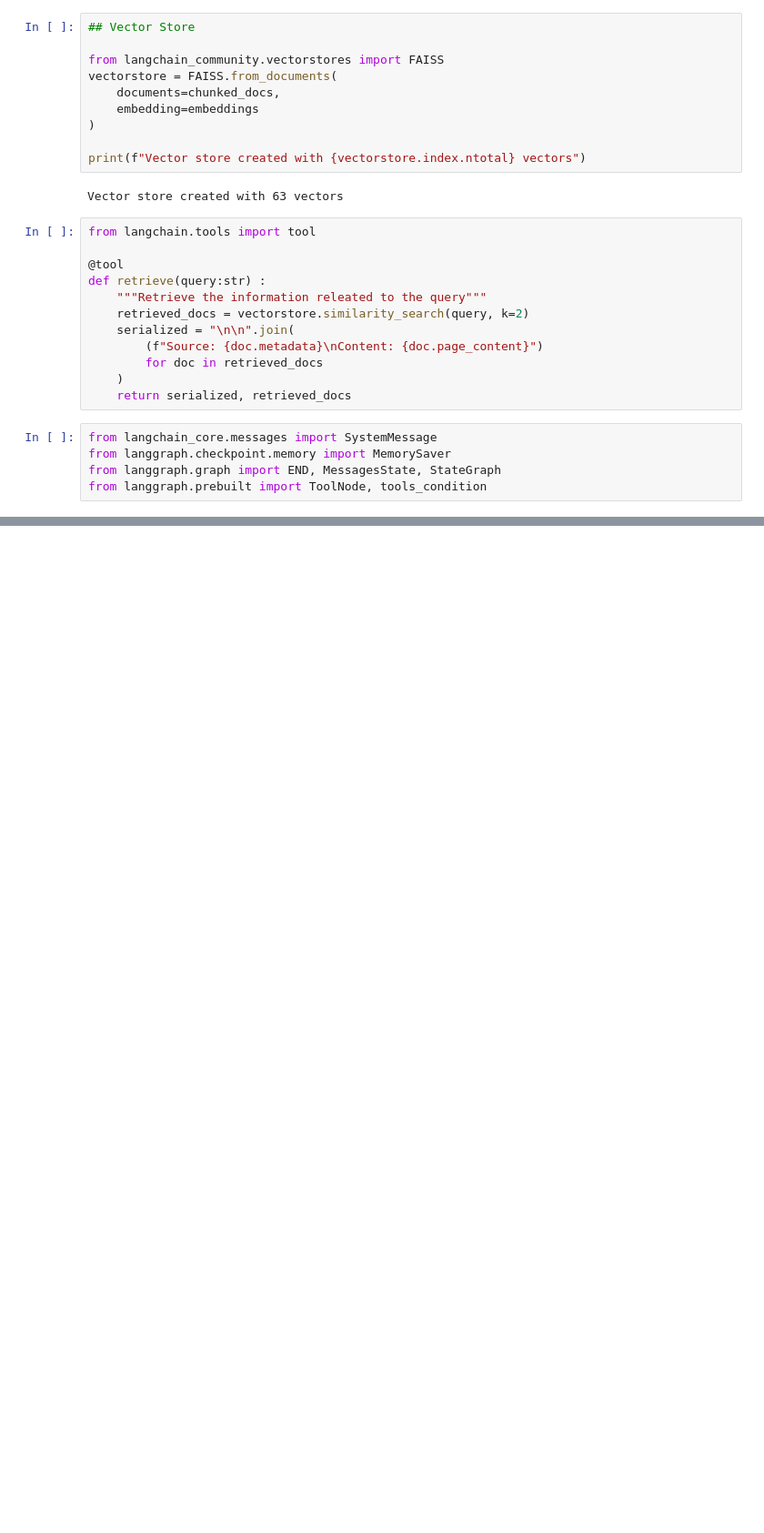
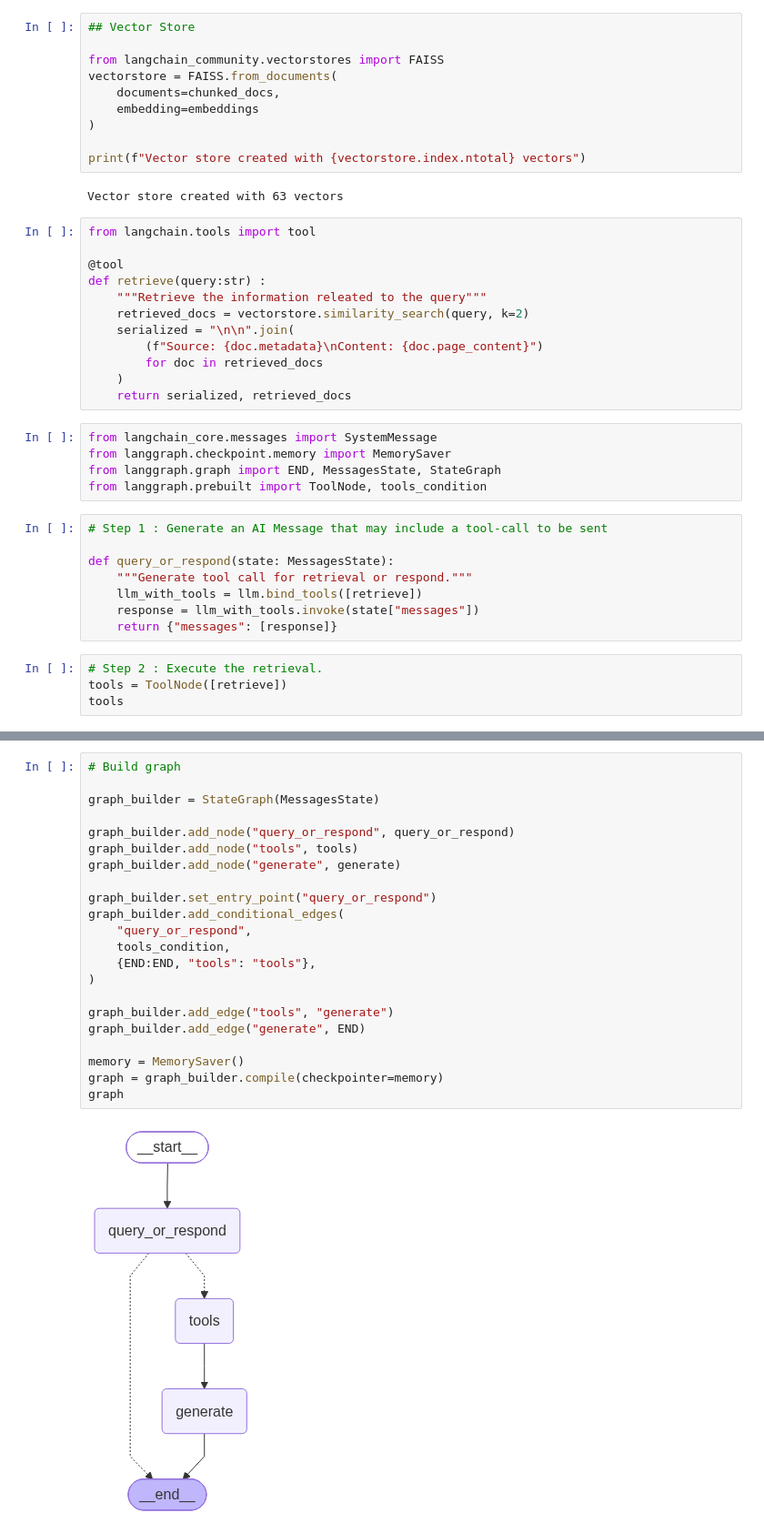
Before and after one commit to navdeep-projects/AIProjects, a Jupyter notebook: 3 - RAG/PersistentMemoryRAG.ipynb, the cells around one changed output, grey strips where cells are left out. Shown at 91% size. Cells and saved outputs as stored; diff of their text form; blank space fills up the shorter version.

Commit message:
Persistem Memory updated

```diff
--- a/3 - RAG/PersistentMemoryRAG.ipynb
+++ b/3 - RAG/PersistentMemoryRAG.ipynb
@@ -98,3 +101,15 @@ from langchain_core.messages import SystemMessage
 from langgraph.checkpoint.memory import MemorySaver
 from langgraph.graph import END, MessagesState, StateGraph
 from langgraph.prebuilt import ToolNode, tools_condition
+# %%
+# Step 1 : Generate an AI Message that may include a tool-call to be sent
+
+def query_or_respond(state: MessagesState):
+    """Generate tool call for retrieval or respond."""
+    llm_with_tools = llm.bind_tools([retrieve])
+    response = llm_with_tools.invoke(state["messages"])
+    return {"messages": [response]}
+# %%
+# Step 2 : Execute the retrieval.
+tools = ToolNode([retrieve])
+tools
@@ -100,0 +152,24 @@ from langgraph.prebuilt import ToolNode, tools_condition
+# %%
+# Build graph
+
+graph_builder = StateGraph(MessagesState)
+
+graph_builder.add_node("query_or_respond", query_or_respond)
+graph_builder.add_node("tools", tools)
+graph_builder.add_node("generate", generate)
+
+graph_builder.set_entry_point("query_or_respond")
+graph_builder.add_conditional_edges(
+    "query_or_respond",
+    tools_condition,
+    {END:END, "tools": "tools"},
+)
+
+graph_builder.add_edge("tools", "generate")
+graph_builder.add_edge("generate", END)
+
+memory = MemorySaver()
+graph = graph_builder.compile(checkpointer=memory)
+graph
+# %% [output]
+[figure, added]
```
Also changed, not shown: parts of 6 cells of this notebook, 1 other file.
